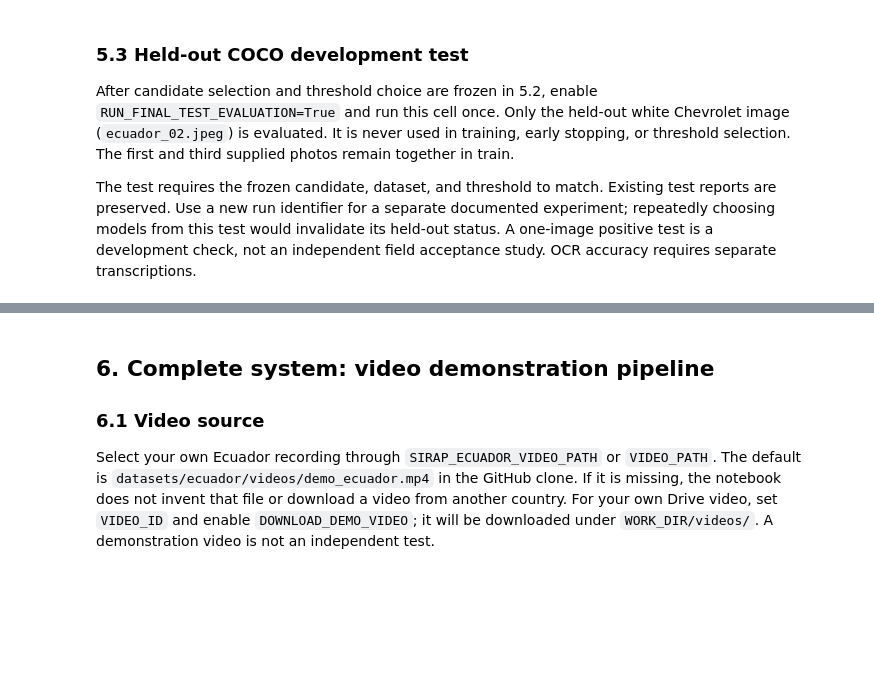
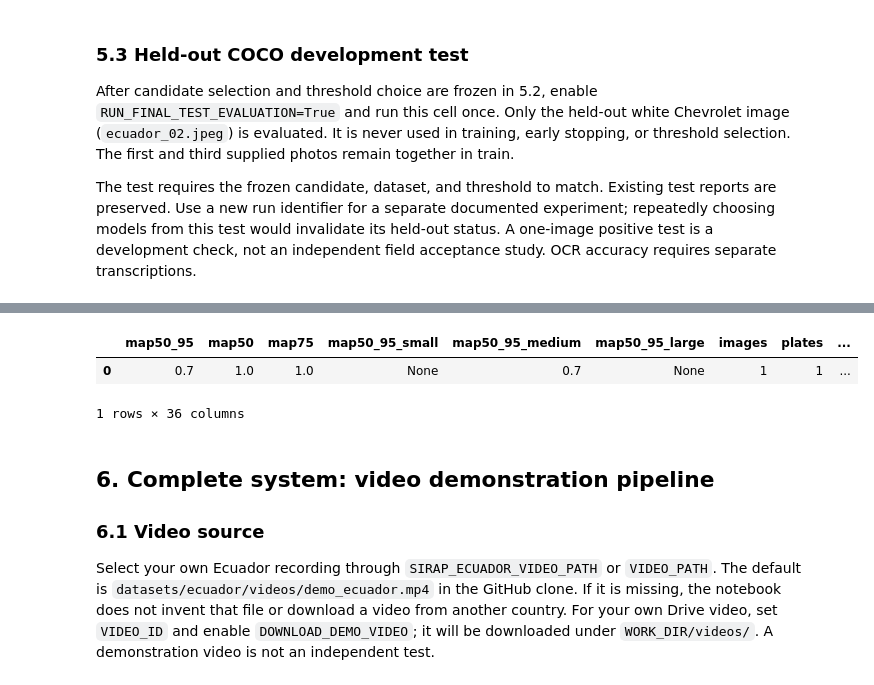
Before and after one commit to eduardoceballos666/SIRAP_USA_ECUADOR, a Jupyter notebook: notebooks/ecuador/sirap_backend_ecuador.ipynb, the cells around one changed output, grey strips where cells are left out. Cells and saved outputs as stored; diff of their text form; code cells hidden in the pictures; blank space fills up the shorter version.

```diff
--- a/notebooks/ecuador/sirap_backend_ecuador.ipynb
+++ b/notebooks/ecuador/sirap_backend_ecuador.ipynb
@@ -1205,7 +1298,7 @@ are preserved. Use a new run identifier for a separate documented experiment; re
 choosing models from this test would invalidate its held-out status. A one-image positive test
 is a development check, not an independent field acceptance study. OCR accuracy requires separate transcriptions.
 # %%
-COCO_TEST_REPORT = None
+COCO_TEST_REPORT = True
 if RUN_FINAL_TEST_EVALUATION:
     from src.evaluate import evaluate_detector
     if not DATA_READY or detector is None or not MODEL_IS_COUNTRY_FINETUNED:
@@ -1235,3 +1328,4 @@ if RUN_FINAL_TEST_EVALUATION:
     persist_file_to_drive(test_path, DRIVE_ROOT / 'results/ecuador/metrics' / test_path.name)
 else:
     print('Held-out COCO test disabled. No test metrics have been computed.')
+# %% [output]
@@ -1238,3 +1334,6 @@ else:
+|  | map50_95 | map50 | map75 | map50_95_small | map50_95_medium | map50_95_large | images | plates | ... |
+| 0 | 0.7 | 1.0 | 1.0 | None | 0.7 | None | 1 | 1 | ... |
+1 rows × 36 columns
 # %% [markdown]
 ## 6. Complete system: video demonstration pipeline
 ### 6.1 Video source
```
Also changed, not shown: parts of 29 cells of this notebook.
